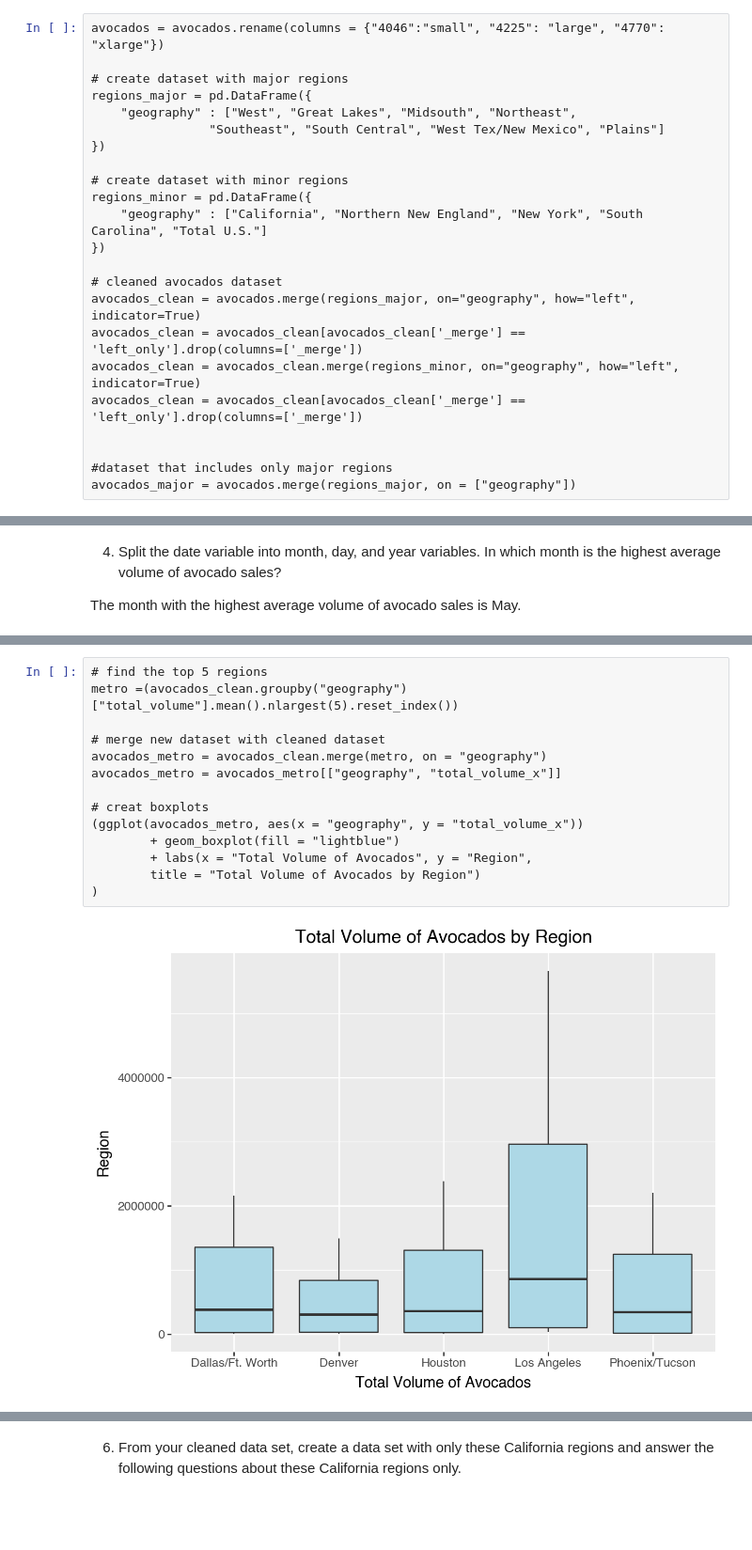
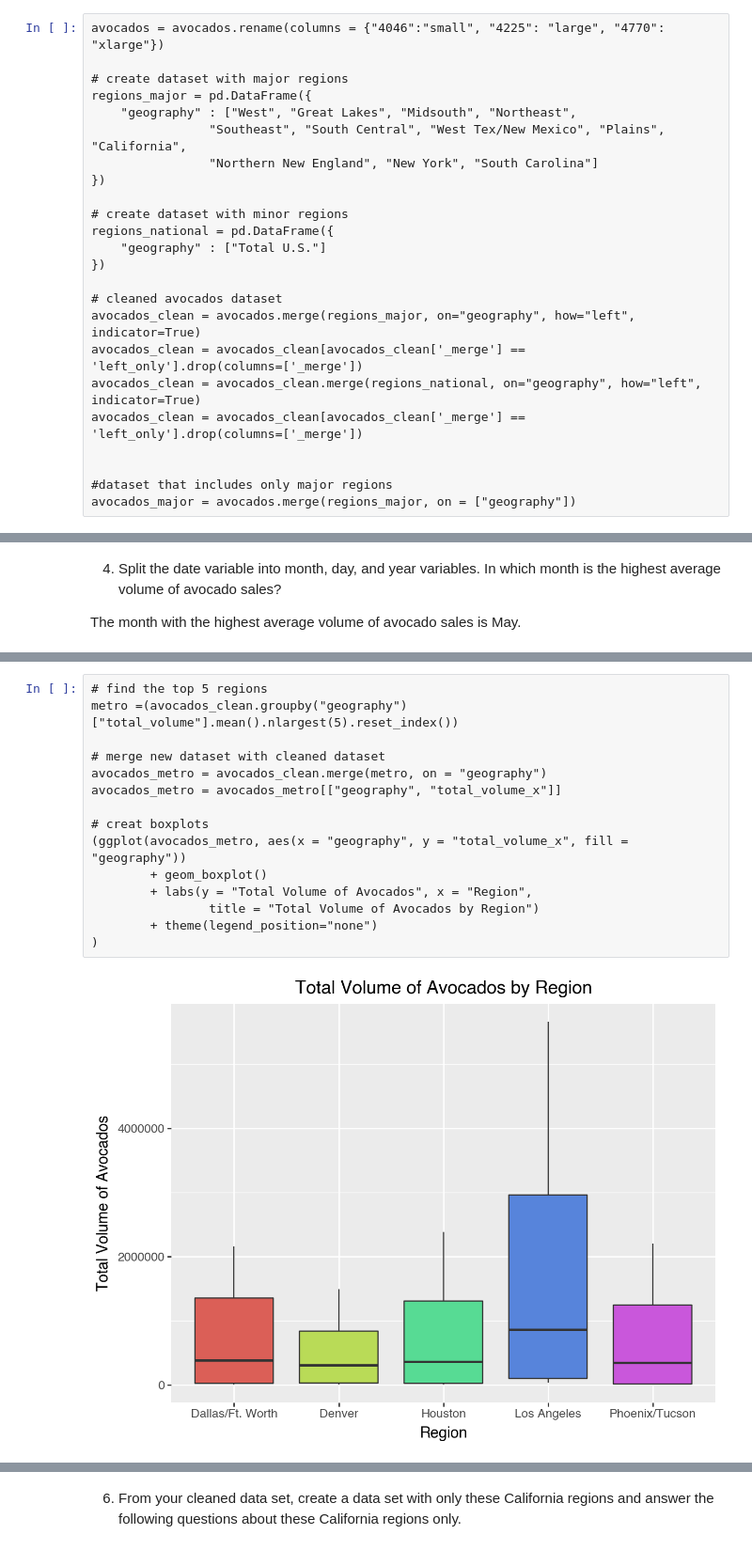
Before and after one commit to chloefeehan/GSB544, a Jupyter notebook: Labs/Lab2/Lab2.ipynb, the cells around one changed output, grey strips where cells are left out. Shown at 94% size. Drawn from its saved outputs; the diff is of its cells as text; blank space fills up the shorter version.

```diff
--- a/Labs/Lab2/Lab2.ipynb
+++ b/Labs/Lab2/Lab2.ipynb
@@ -30,18 +28,19 @@ avocados = avocados.rename(columns = {"4046":"small", "4225": "large", "4770": "
 # create dataset with major regions
 regions_major = pd.DataFrame({
     "geography" : ["West", "Great Lakes", "Midsouth", "Northeast",
-                "Southeast", "South Central", "West Tex/New Mexico", "Plains"]
+                "Southeast", "South Central", "West Tex/New Mexico", "Plains", "California",
+                "Northern New England", "New York", "South Carolina"]
 })
 
 # create dataset with minor regions
-regions_minor = pd.DataFrame({
-    "geography" : ["California", "Northern New England", "New York", "South Carolina", "Total U.S."]
+regions_national = pd.DataFrame({
+    "geography" : ["Total U.S."]
 })
 
 # cleaned avocados dataset
 avocados_clean = avocados.merge(regions_major, on="geography", how="left", indicator=True)
 avocados_clean = avocados_clean[avocados_clean['_merge'] == 'left_only'].drop(columns=['_merge'])
-avocados_clean = avocados_clean.merge(regions_minor, on="geography", how="left", indicator=True)
+avocados_clean = avocados_clean.merge(regions_national, on="geography", how="left", indicator=True)
 avocados_clean = avocados_clean[avocados_clean['_merge'] == 'left_only'].drop(columns=['_merge'])
 
 
@@ -89,16 +84,17 @@ The regions that sold the most avocados on average were Los Angeles, Plains, Dal
 # %%
 # find the top 5 regions
 metro =(avocados_clean.groupby("geography")["total_volume"].mean().nlargest(5).reset_index())
 
 # merge new dataset with cleaned dataset
 avocados_metro = avocados_clean.merge(metro, on = "geography")
 avocados_metro = avocados_metro[["geography", "total_volume_x"]]
 
 # creat boxplots
-(ggplot(avocados_metro, aes(x = "geography", y = "total_volume_x"))
-        + geom_boxplot(fill = "lightblue")
-        + labs(x = "Total Volume of Avocados", y = "Region",
-        title = "Total Volume of Avocados by Region")
+(ggplot(avocados_metro, aes(x = "geography", y = "total_volume_x", fill = "geography"))
+        + geom_boxplot()
+        + labs(y = "Total Volume of Avocados", x = "Region",
+                title = "Total Volume of Avocados by Region")
+        + theme(legend_position="none")
 )
 # %% [output]
-[figure, old version]
+[figure, new version]
```
Also changed, not shown: parts of 16 cells of this notebook, 1 other file.
